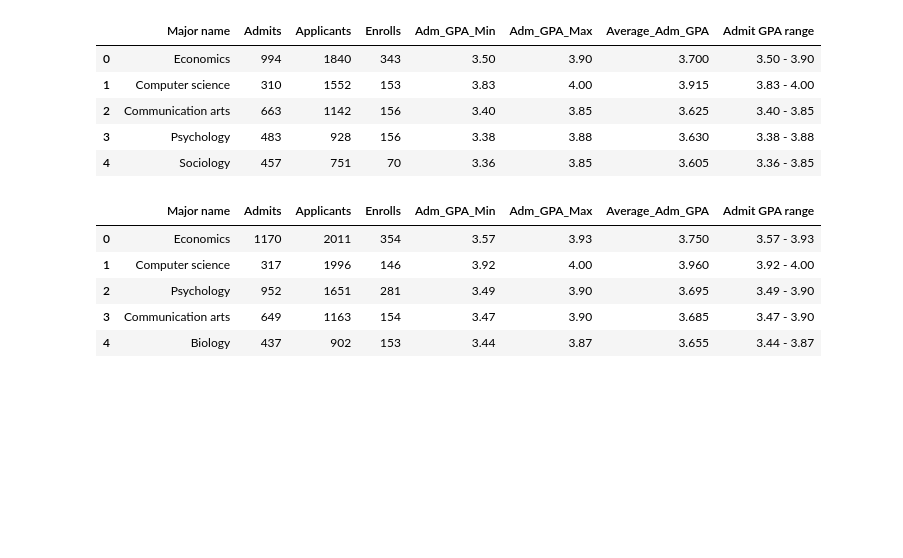
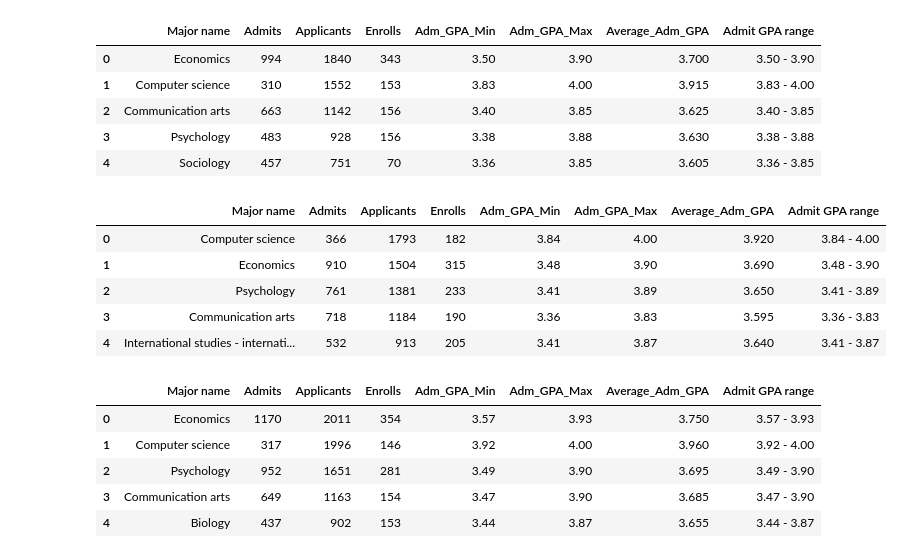
Before and after one commit to yhc00512/cogs-108-project, a Jupyter notebook: DataCheckpoint.ipynb, the cells around one changed output. Saved outputs shown, nothing was run; the diff lists cells and outputs as text; code cells hidden in the pictures; blank space fills up the shorter version.

```diff
--- a/DataCheckpoint.ipynb
+++ b/DataCheckpoint.ipynb
@@ -319,8 +317,15 @@ major_2019.head()
 | 4 | Sociology | 457 | 751 | 70 | 3.36 | 3.85 | 3.605 | 3.36 - 3.85 |
 # %%
 # transfer profile by majors in 2020
-#major_2020 = modify_major(major_2020)
-#major_2020.head()
+major_2020 = modify_major(major_2020)
+major_2020.head()
+# %% [output]
+|  | Major name | Admits | Applicants | Enrolls | Adm_GPA_Min | Adm_GPA_Max | Average_Adm_GPA | Admit GPA range |
+| 0 | Computer science | 366 | 1793 | 182 | 3.84 | 4.00 | 3.920 | 3.84 - 4.00 |
+| 1 | Economics | 910 | 1504 | 315 | 3.48 | 3.90 | 3.690 | 3.48 - 3.90 |
+| 2 | Psychology | 761 | 1381 | 233 | 3.41 | 3.89 | 3.650 | 3.41 - 3.89 |
+| 3 | Communication arts | 718 | 1184 | 190 | 3.36 | 3.83 | 3.595 | 3.36 - 3.83 |
+| 4 | International studies - internati... | 532 | 913 | 205 | 3.41 | 3.87 | 3.640 | 3.41 - 3.87 |
 # %%
 # transfer profile by majors in 2021
 major_2021 = modify_major(major_2021)
```
Also changed, not shown: parts of 5 cells of this notebook.
